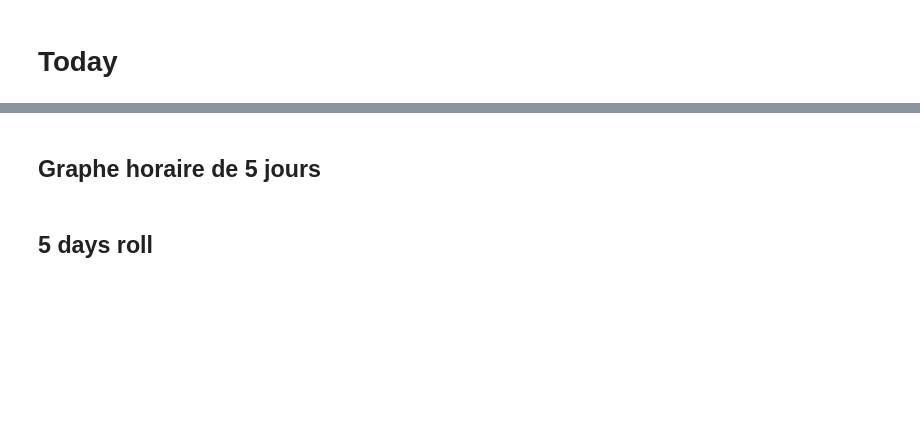
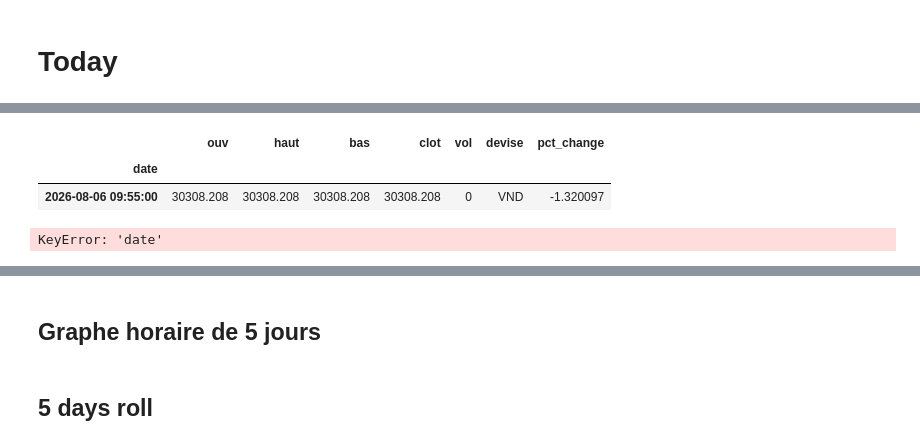
Before and after one commit to jdavid54/jupyter_notebooks2, a Jupyter notebook: eur_vnd_var_data.ipynb, the cells around one changed output, grey strips where cells are left out. Cells and saved outputs as stored; diff of their text form; code cells hidden in the pictures; blank space fills up the shorter version.

```diff
--- a/eur_vnd_var_data.ipynb
+++ b/eur_vnd_var_data.ipynb
@@ -1191,3 +1181,13 @@ plt.show()
+# %%
+new_data.tail(1)
+# %% [output]
+|  | ouv | haut | bas | clot | vol | devise | pct_change |
+| date |  |  |  |  |  |  |  |
+| 2026-08-06 09:55:00 | 30308.208 | 30308.208 | 30308.208 | 30308.208 | 0 | VND | -1.320097 |
+# %%
+new_data[new_data['date'] == '2026-08-05']
+# %% [output]
+KeyError: 'date'
 # %%
 max_min()
 # %% [output]
```
Also changed, not shown: parts of 56 cells of this notebook, 7 other files.
